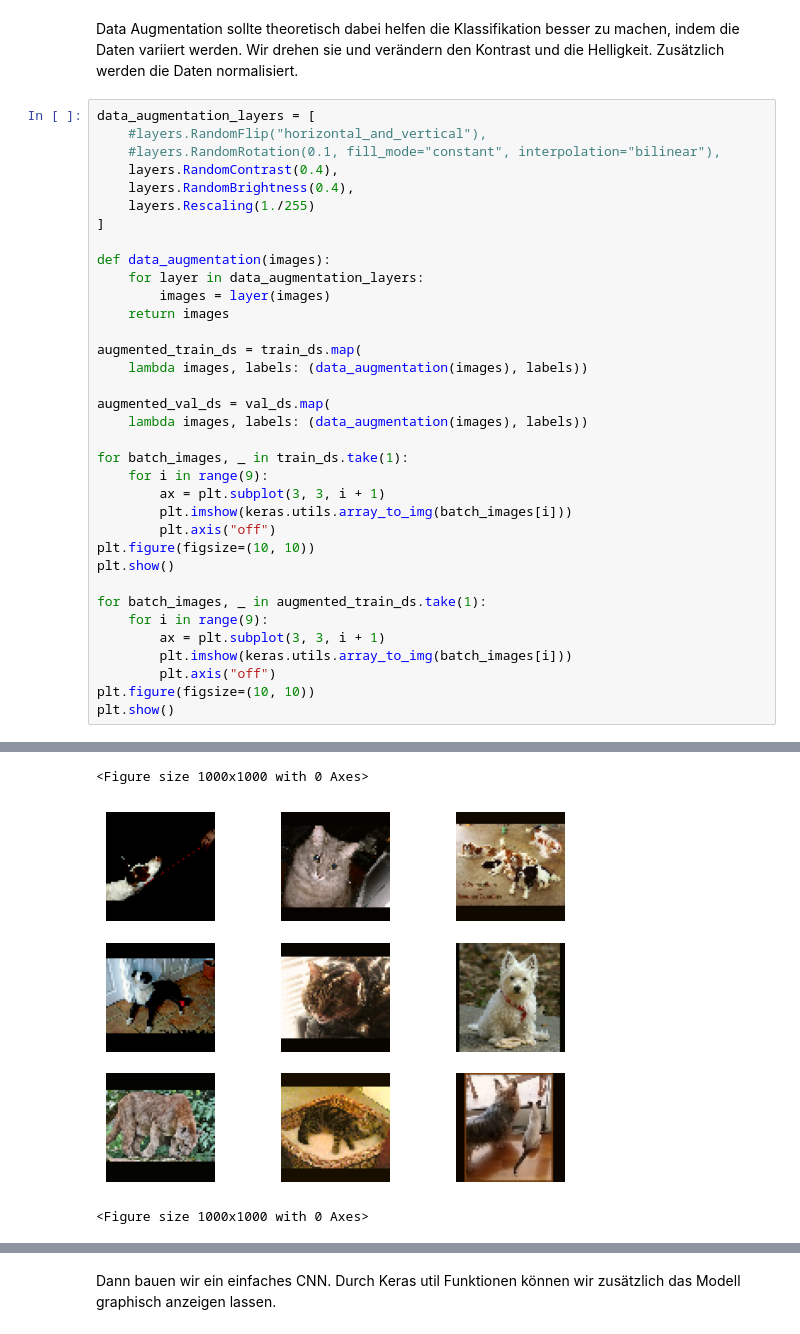
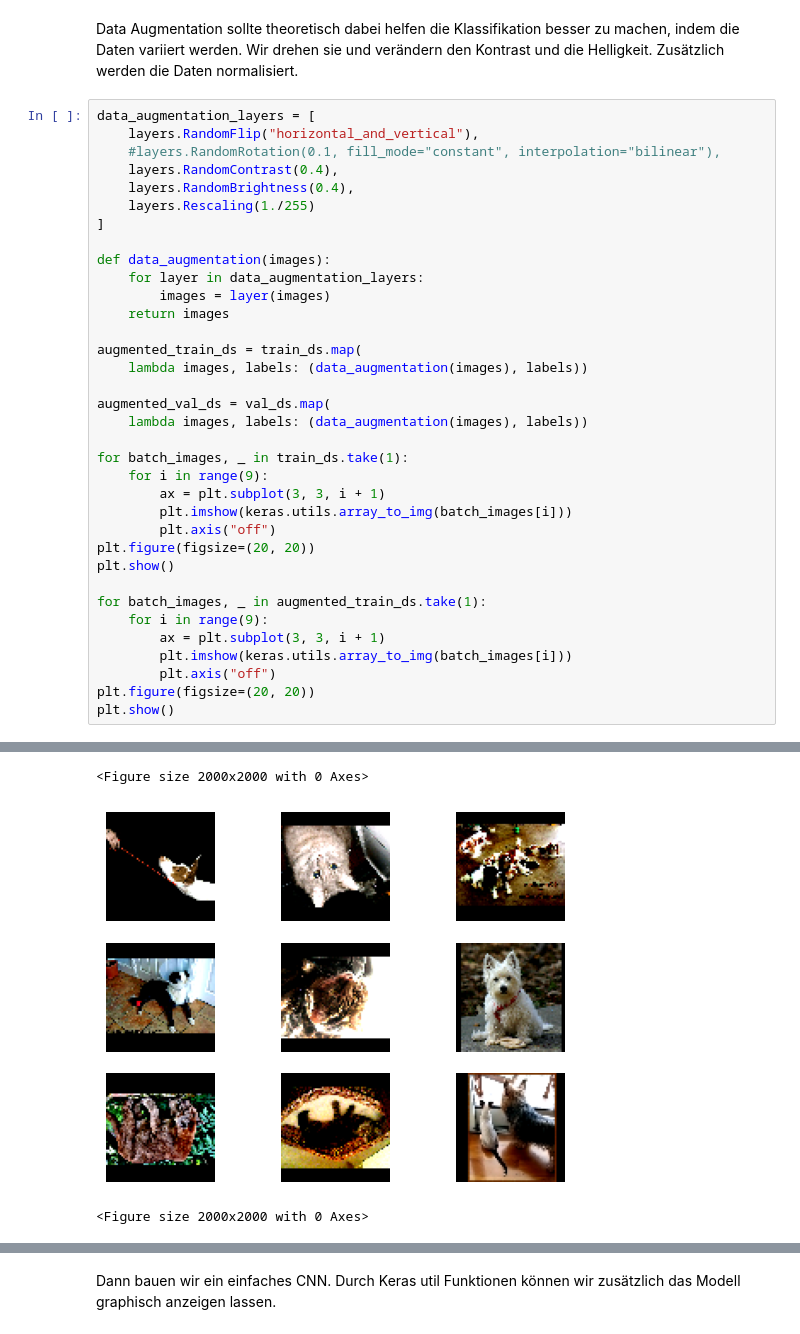
Before and after one commit to AngryBacteria/deeplearning-project-gujen1-steij14, a Jupyter notebook: imagenet_cnn.ipynb, the cells around one changed output, grey strips where cells are left out. Cells and saved outputs as stored; diff of their text form.

```diff
--- a/imagenet_cnn.ipynb
+++ b/imagenet_cnn.ipynb
@@ -63,41 +64,41 @@ tf.Tensor(
 Data Augmentation sollte theoretisch dabei helfen die Klassifikation besser zu machen, indem die Daten variiert werden. Wir drehen sie und verändern den Kontrast und die Helligkeit. Zusätzlich werden die Daten normalisiert.
 # %%
 data_augmentation_layers = [
-    #layers.RandomFlip("horizontal_and_vertical"),
+    layers.RandomFlip("horizontal_and_vertical"),
     #layers.RandomRotation(0.1, fill_mode="constant", interpolation="bilinear"),
     layers.RandomContrast(0.4),
     layers.RandomBrightness(0.4),
     layers.Rescaling(1./255)
 ]
 
 def data_augmentation(images):
     for layer in data_augmentation_layers:
         images = layer(images)
     return images
 
 augmented_train_ds = train_ds.map(
     lambda images, labels: (data_augmentation(images), labels))
 
 augmented_val_ds = val_ds.map(
     lambda images, labels: (data_augmentation(images), labels))
 
 for batch_images, _ in train_ds.take(1):
     for i in range(9):
         ax = plt.subplot(3, 3, i + 1)
         plt.imshow(keras.utils.array_to_img(batch_images[i]))
         plt.axis("off")
-plt.figure(figsize=(10, 10))
+plt.figure(figsize=(20, 20))
 plt.show()
 
 for batch_images, _ in augmented_train_ds.take(1):
     for i in range(9):
         ax = plt.subplot(3, 3, i + 1)
         plt.imshow(keras.utils.array_to_img(batch_images[i]))
         plt.axis("off")
-plt.figure(figsize=(10, 10))
+plt.figure(figsize=(20, 20))
 plt.show()
 # %% [output]
 [figure]
-<Figure size 1000x1000 with 0 Axes>
+<Figure size 2000x2000 with 0 Axes>
-[figure, old version]
+[figure, new version]
-<Figure size 1000x1000 with 0 Axes>
+<Figure size 2000x2000 with 0 Axes>
```
Also changed, not shown: parts of 5 cells of this notebook, 1 other file.
